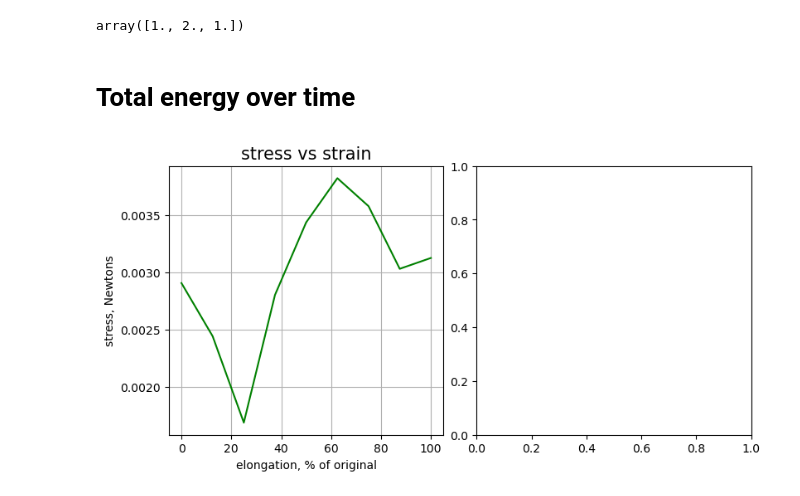
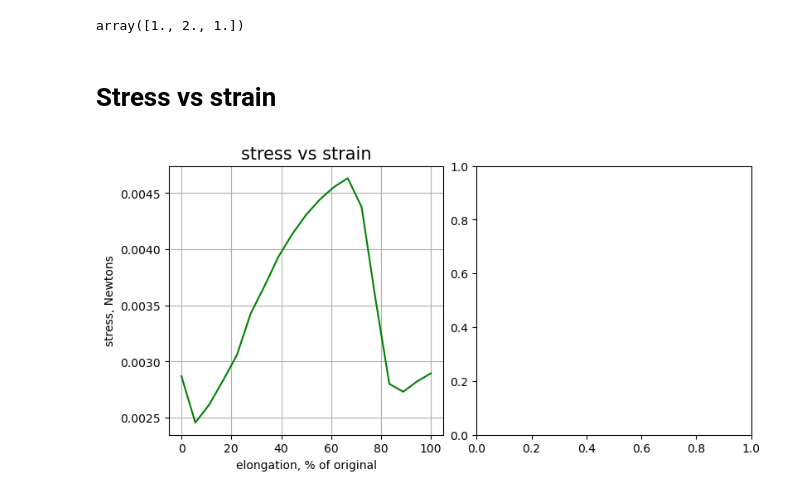
Before and after one commit to maximelianos/molecular-dynamics, a Jupyter notebook: plot/milestone09.ipynb, the cells around one changed output. Saved outputs shown, nothing was run; the diff lists cells and outputs as text; code cells hidden in the pictures.

```diff
--- a/plot/milestone09.ipynb
+++ b/plot/milestone09.ipynb
@@ -28,25 +28,25 @@ sliding_average(a, 3)
 # %% [output]
 array([1., 2., 1.])
 # %% [markdown]
-# Total energy over time
+# Stress vs strain
 # %%
 base_path = "../buildDir/milestones/09/"
-x, stress = read_energy(base_path + "stress-2.txt")
+x, stress = read_energy(base_path + "stress-1.txt")
 
 s = 144.25
 d = 10.0
 x = np.linspace(s, s + d, len(stress))
 x = (x - s) / d * 100
 
 fig, axs = plt.subplots(1, 2, layout='constrained', figsize=(8,4))
 
 axs[0].set_title('stress vs strain',fontsize=15)
 axs[0].plot(x, stress, linestyle='-', color='g', label='total')
 axs[0].grid(True)
 axs[0].set_xlabel('elongation, % of original',  fontsize=10)
 axs[0].set_ylabel('stress, Newtons',  fontsize=10)
 #axs[0].legend(fontsize=10)
 
 fig.savefig("fig.pdf")
 # %% [output]
-[figure, old version]
+[figure, new version]
```
Also changed, not shown: 2 other files.
